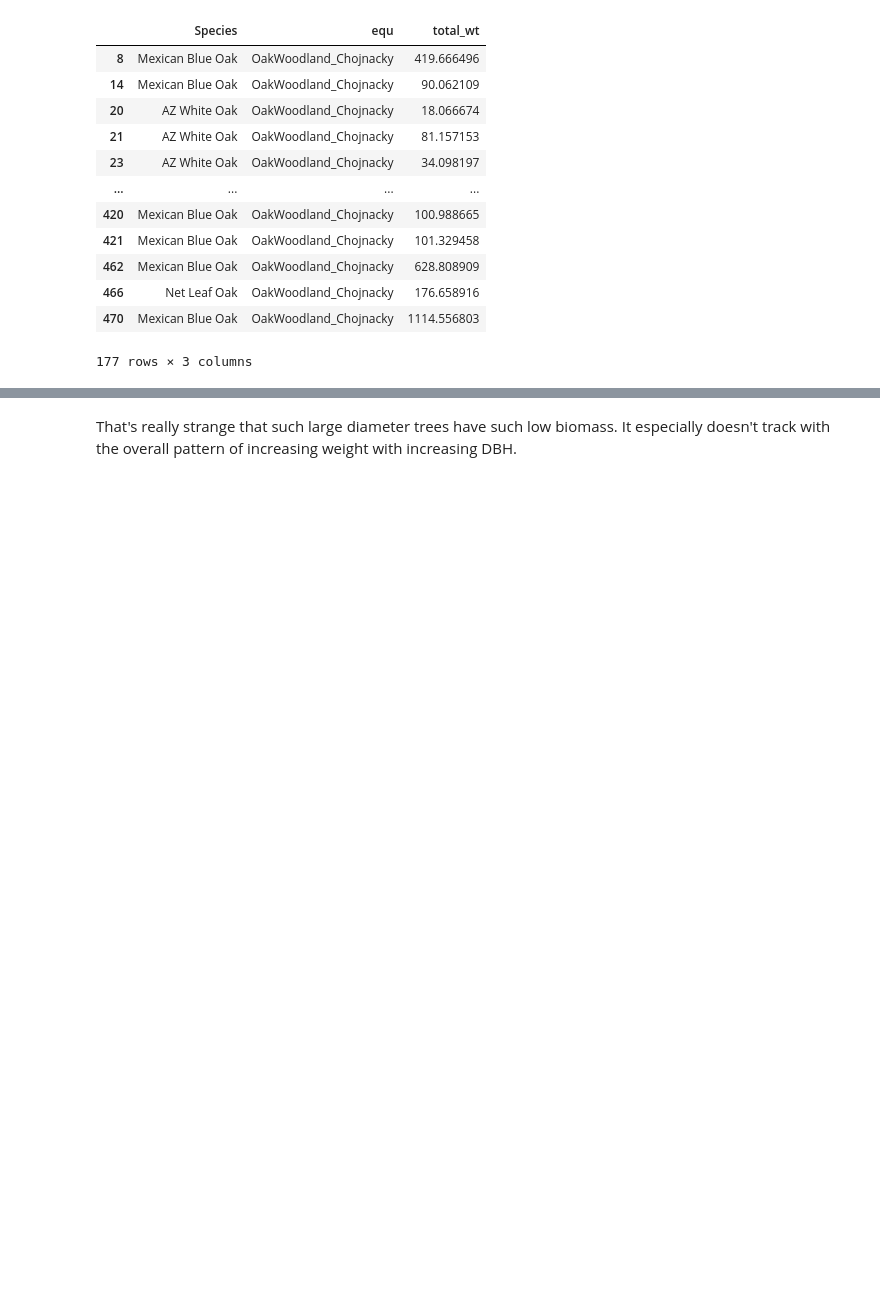
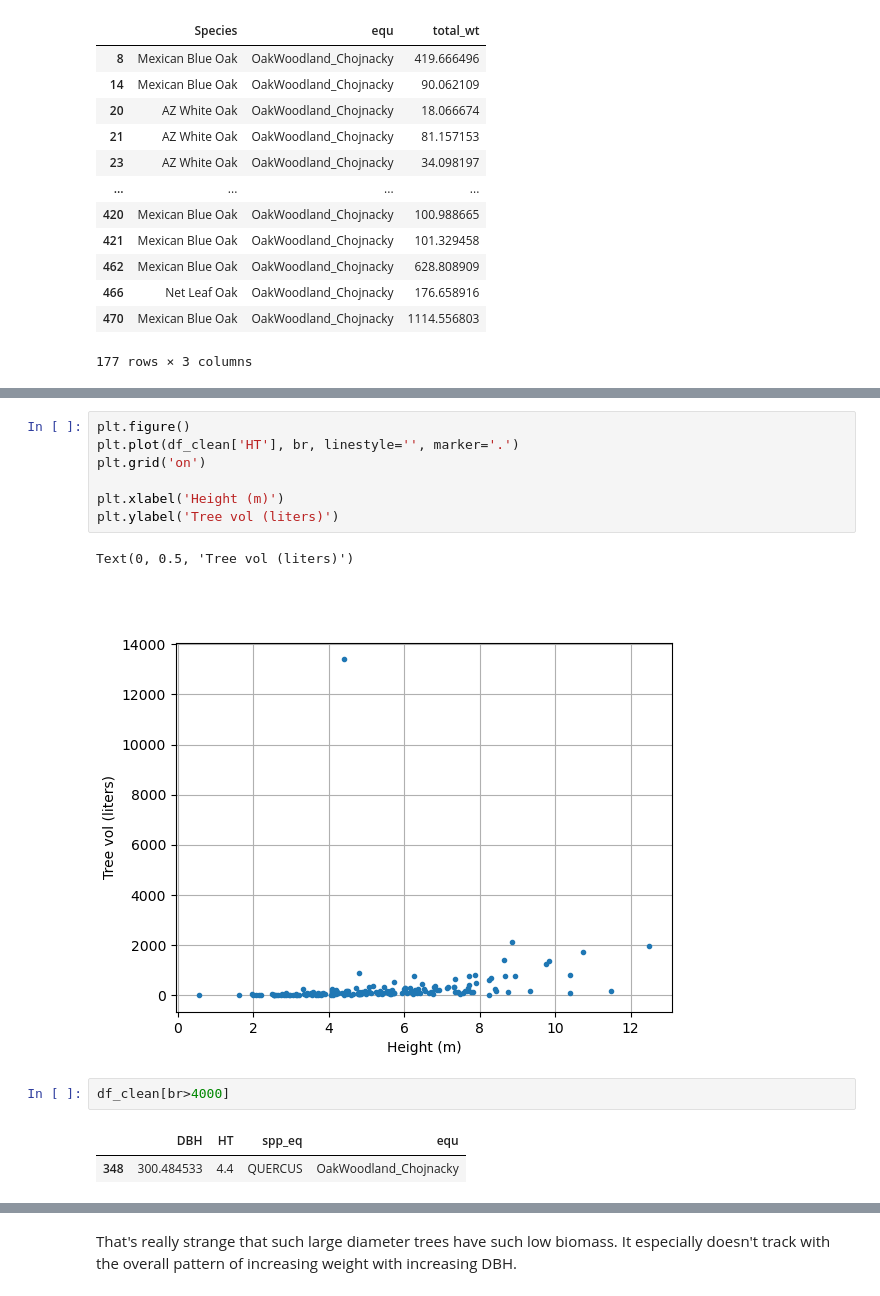
Before and after one commit to SWFireInnovation/biomass, a Jupyter notebook: labs/FtHuachucah_biomass.ipynb, the cells around one changed output, grey strips where cells are left out. Saved outputs shown, nothing was run; the diff lists cells and outputs as text; blank space fills up the shorter version.

```diff
--- a/labs/FtHuachucah_biomass.ipynb
+++ b/labs/FtHuachucah_biomass.ipynb
@@ -108,0 +222,15 @@ wt.ldata.df.loc[eq, ['Species', 'equ', 'total_wt']]
+# %%
+plt.figure()
+plt.plot(df_clean['HT'], br, linestyle='', marker='.')
+plt.grid('on')
+
+plt.xlabel('Height (m)')
+plt.ylabel('Tree vol (liters)')
+# %% [output]
+Text(0, 0.5, 'Tree vol (liters)')
+[figure, added]
+# %%
+df_clean[br>4000]
+# %% [output]
+|  | DBH | HT | spp_eq | equ |
+| 348 | 300.484533 | 4.4 | QUERCUS | OakWoodland_Chojnacky |
```
Also changed, not shown: parts of 39 cells of this notebook, 2 other files.
